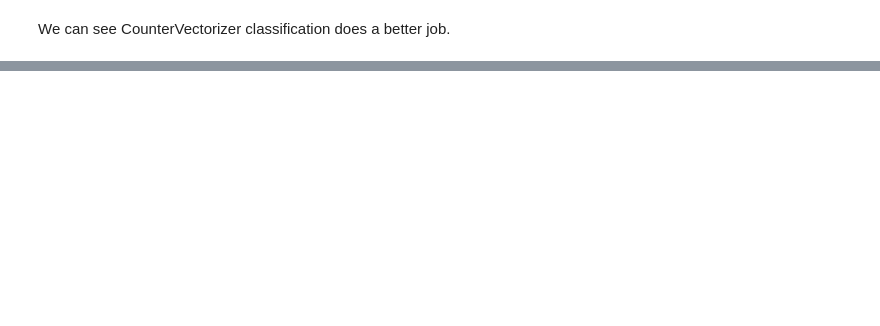
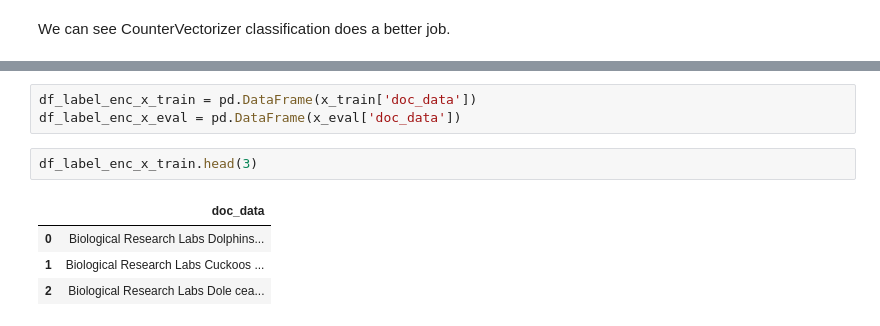
Before and after one commit to Git-of-arnab/Document-Classification-NLP, a Jupyter notebook: Document_Classification_NLP.ipynb, the cells around one changed output, grey strips where cells are left out. Cells and saved outputs as stored; diff of their text form; blank space fills up the shorter version.

```diff
--- a/Document_Classification_NLP.ipynb
+++ b/Document_Classification_NLP.ipynb
@@ -454,0 +463,10 @@ We can see CounterVectorizer classification does a better job.
+# %%
+df_label_enc_x_train = pd.DataFrame(x_train['doc_data'])
+df_label_enc_x_eval = pd.DataFrame(x_eval['doc_data'])
+# %%
+df_label_enc_x_train.head(3)
+# %% [output]
+|  | doc_data |
+| 0 | Biological Research Labs Dolphins... |
+| 1 | Biological Research Labs Cuckoos ... |
+| 2 | Biological Research Labs Dole cea... |
```
Also changed, not shown: parts of 28 cells of this notebook.
